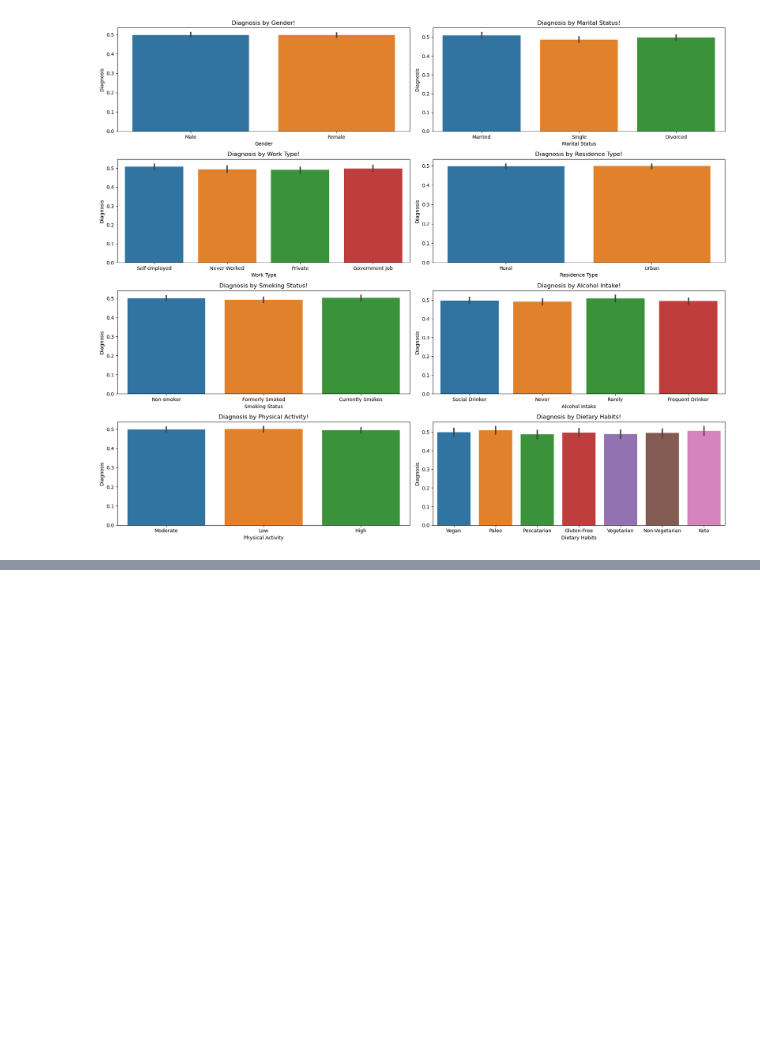
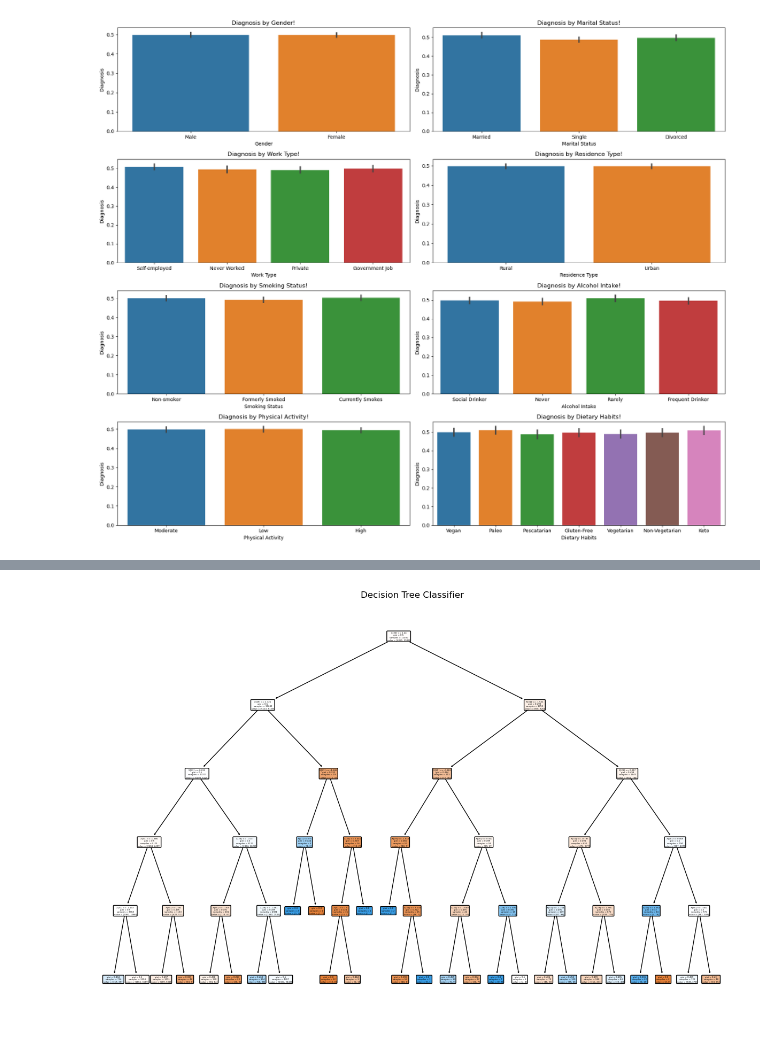
Before and after one commit to Sriworks1/stroke_prediction, a Jupyter notebook: stroke_prediction.ipynb, the cells around one changed output, grey strips where cells are left out. Saved outputs shown, nothing was run; the diff lists cells and outputs as text; code cells hidden in the pictures; blank space fills up the shorter version.

```diff
--- a/stroke_prediction.ipynb
+++ b/stroke_prediction.ipynb
@@ -250,0 +762,40 @@ plt.show()
+# %%
+best_params = {'criterion': 'gini',
+ 'max_depth': 10,
+ 'max_features': None,
+ 'min_samples_leaf': 1,
+ 'min_samples_split': 2,
+ 'splitter': 'best'}
+
+('Scaling', StandardScaler())
+
+obj_list = df_out.select_dtypes("object").columns.to_list()
+ord_cols = ["Physical Activity"]
+obj_list.remove("Physical Activity")
+
+num_list = df_out.select_dtypes(["int64","float64"]).columns.to_list()
+col_transformer = ColumnTransformer(transformers=[
+    ('ohe', OneHotEncoder(), obj_list),
+    ('num', StandardScaler(), num_list),
+    ("ord", OrdinalEncoder(), ord_cols)])
+
+dt_pipe = Pipeline([
+    ("transformer", col_transformer)
+])
+
+X = df_out.drop('Diagnosis', axis=1)
+y = df_out['Diagnosis']
+
+# Split the data into training and testing sets
+X_train, X_test, y_train, y_test = train_test_split(X, y, test_size=0.2, random_state=42)
+
+# ("dt",DecisionTreeClassifier(**best_params))
+X_train_scaled = dt_pipe.fit_transform(X_train)
+#X_scaled_train = dt_pipe.fit_transform(X_train)
+X_test_scaled = dt_pipe.transform(X_test)
+
+
+tree_grid = GridSearchCV(DecisionTreeClassifier(), param_grid={'max_depth': [None, 5, 10]}, cv=5).fit( X_train_scaled, y_train)
+tree_model = DecisionTreeClassifier(**tree_grid.best_params_).fit(X_train_scaled, y_train)
+
+tree_model
@@ -250,0 +840,7 @@ plt.show()
+# %%
+plt.figure(figsize=(15, 10))
+plot_tree(tree_model, filled=True, rounded=True)
+plt.title('Decision Tree Classifier')
+plt.show()
+# %% [output]
+[figure, added]
```
Also changed, not shown: parts of 35 cells of this notebook, 20 other files.
